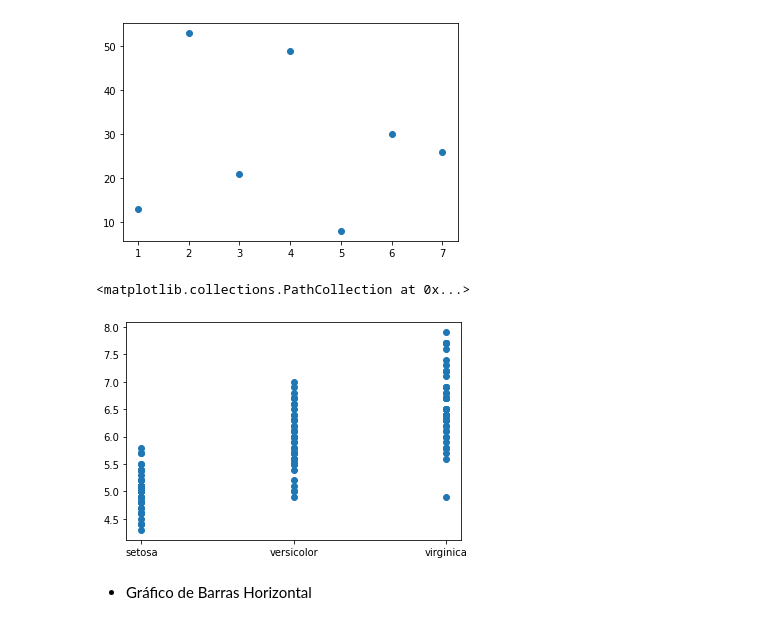
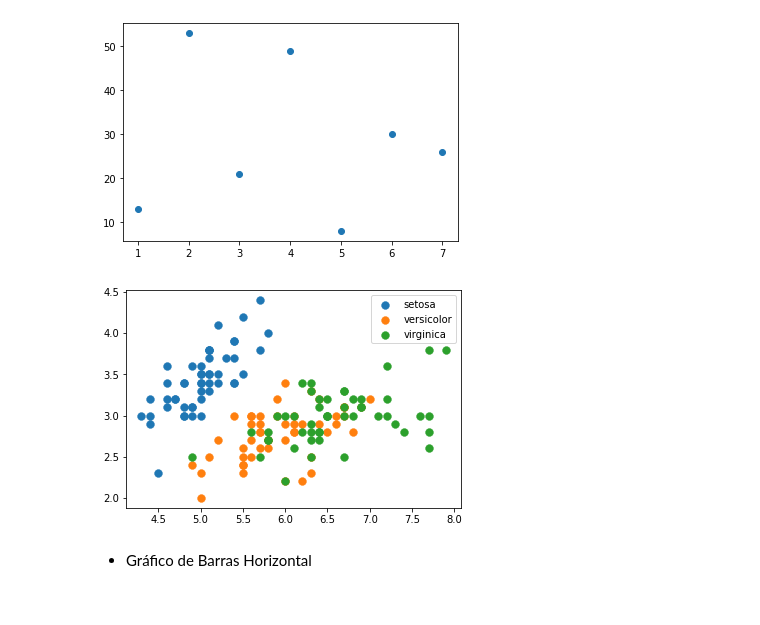
Before and after one commit to davialvesguerra/Matplotlib, a Jupyter notebook: Matplotlib.ipynb, the cells around one changed output. Drawn from its saved outputs; the diff is of its cells as text; code cells hidden in the pictures.

```diff
--- a/Matplotlib.ipynb
+++ b/Matplotlib.ipynb
@@ -80,13 +88,34 @@ plt.scatter(x,y)
 #parêmetros
 #veja as principais propriedades e teste cada uma delas!
 help(plt.scatter)
-# %%
-##Mostrando um exemplo mais complexo
-
-plt.scatter(data.species,data.sepal_length)
-# %% [output]
-<matplotlib.collections.PathCollection at 0x...>
-[figure, removed]
+# %%
+##Mostrando um exemplo mais complexo
+
+df = sns.load_dataset("iris")
+
+x1 = np.array(df["sepal_length"])
+y1 = np.array(df["sepal_width"] )
+
+
+species = df["species"]
+
+# Scatter
+
+
+fig, ax = plt.subplots()
+for specie in np.unique(species):
+
+    ix = np.where(species == specie)
+    ax.scatter(x1[ix], y1[ix], s=62, linewidth=0.4, label = specie )
+
+plt.legend()
+plt.show()
+
+
+#observações:
+# -c: usado quando existem mais de uma cor
+# %% [output]
+[figure, added]
 # %% [markdown]
 * Gráfico de Barras Horizontal
 # %%
```
Also changed, not shown: parts of 8 cells of this notebook.
